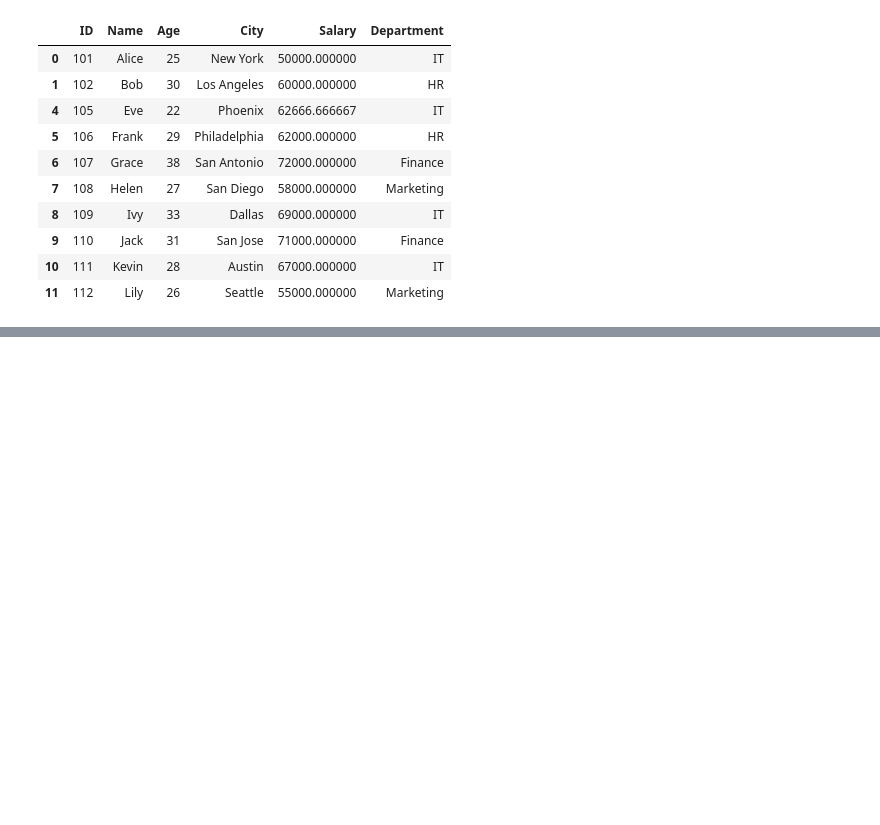
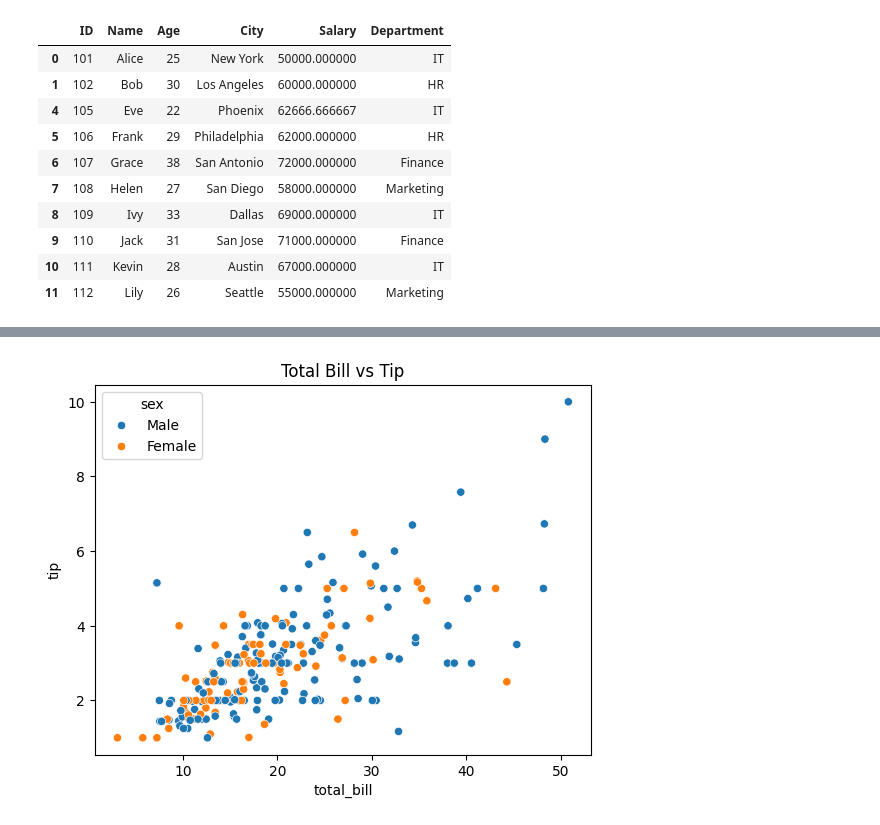
Before and after one commit to Benson0404/nsysuaop, a Jupyter notebook: Pandas.ipynb, the cells around one changed output, grey strips where cells are left out. Cells and saved outputs as stored; diff of their text form; code cells hidden in the pictures; blank space fills up the shorter version.

```diff
--- a/Pandas.ipynb
+++ b/Pandas.ipynb
@@ -570,0 +636,13 @@ df_dropped_cols
+# %%
+import seaborn as sns
+import matplotlib.pyplot as plt
+
+# 載入內建資料集
+tips = sns.load_dataset("tips")
+
+# 畫出小費 vs 消費金額的散佈圖，並依性別著色
+sns.scatterplot(data=tips, x="total_bill", y="tip", hue="sex")
+plt.title("Total Bill vs Tip")
+plt.show()
+# %% [output]
+[figure, added]
```
Also changed, not shown: parts of 7 cells of this notebook.
